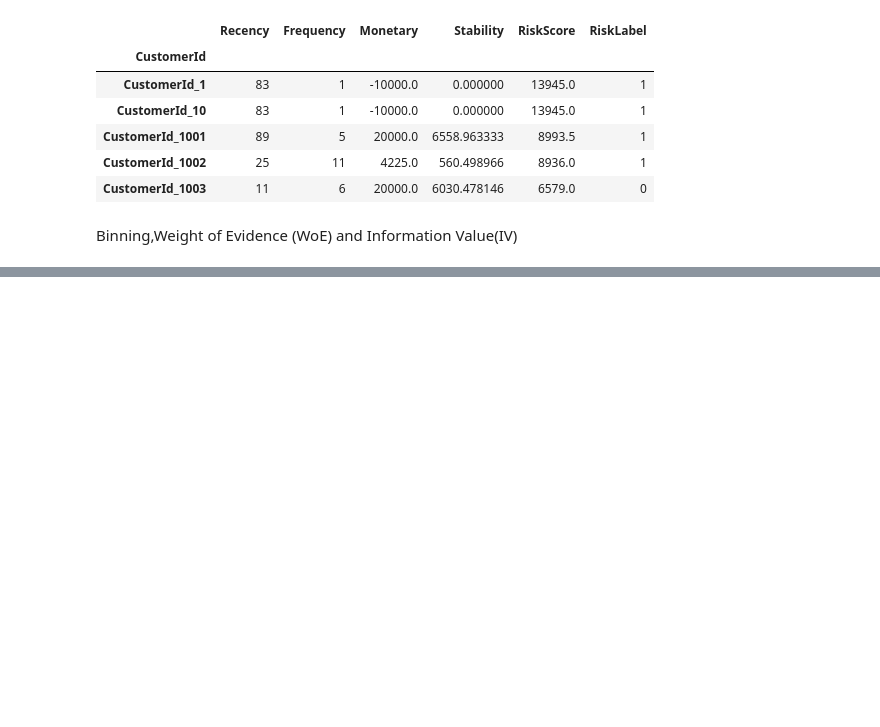
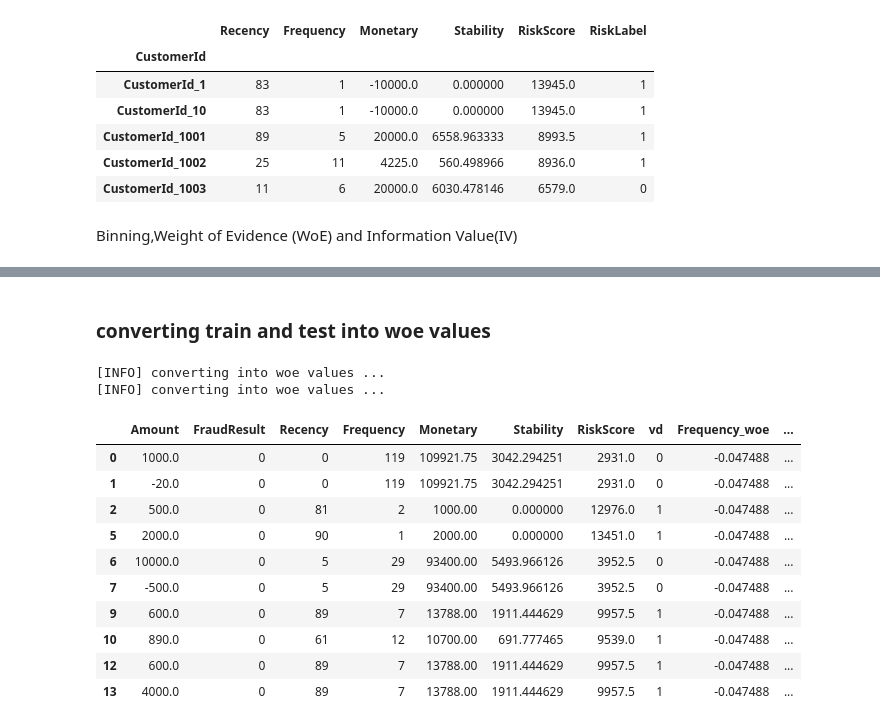
Before and after one commit to wolderufael/Credit-Scoring-Model-for-eCommerce-Platform, a Jupyter notebook: notebook/default_estimator.ipynb, the cells around one changed output, grey strips where cells are left out. Drawn from its saved outputs; the diff is of its cells as text; code cells hidden in the pictures; blank space fills up the shorter version.

```diff
--- a/notebook/default_estimator.ipynb
+++ b/notebook/default_estimator.ipynb
@@ -413,0 +198,19 @@ merged_data_not_encoded=merged_data_not_encoded
+# %% [markdown]
+### converting train and test into woe values
+# %%
+train_final,test_final=estimator.converting_into_woe_values(train,test,bins_adj)
+train_final.head(10)
+# %% [output]
+[INFO] converting into woe values ...
+[INFO] converting into woe values ...
+|  | Amount | FraudResult | Recency | Frequency | Monetary | Stability | RiskScore | vd | Frequency_woe | ... |
+| 0 | 1000.0 | 0 | 0 | 119 | 109921.75 | 3042.294251 | 2931.0 | 0 | -0.047488 | ... |
+| 1 | -20.0 | 0 | 0 | 119 | 109921.75 | 3042.294251 | 2931.0 | 0 | -0.047488 | ... |
+| 2 | 500.0 | 0 | 81 | 2 | 1000.00 | 0.000000 | 12976.0 | 1 | -0.047488 | ... |
+| 5 | 2000.0 | 0 | 90 | 1 | 2000.00 | 0.000000 | 13451.0 | 1 | -0.047488 | ... |
+| 6 | 10000.0 | 0 | 5 | 29 | 93400.00 | 5493.966126 | 3952.5 | 0 | -0.047488 | ... |
+| 7 | -500.0 | 0 | 5 | 29 | 93400.00 | 5493.966126 | 3952.5 | 0 | -0.047488 | ... |
+| 9 | 600.0 | 0 | 89 | 7 | 13788.00 | 1911.444629 | 9957.5 | 1 | -0.047488 | ... |
+| 10 | 890.0 | 0 | 61 | 12 | 10700.00 | 691.777465 | 9539.0 | 1 | -0.047488 | ... |
+| 12 | 600.0 | 0 | 89 | 7 | 13788.00 | 1911.444629 | 9957.5 | 1 | -0.047488 | ... |
+| 13 | 4000.0 | 0 | 89 | 7 | 13788.00 | 1911.444629 | 9957.5 | 1 | -0.047488 | ... |
```
Also changed, not shown: parts of 40 cells of this notebook, 5 other files.
